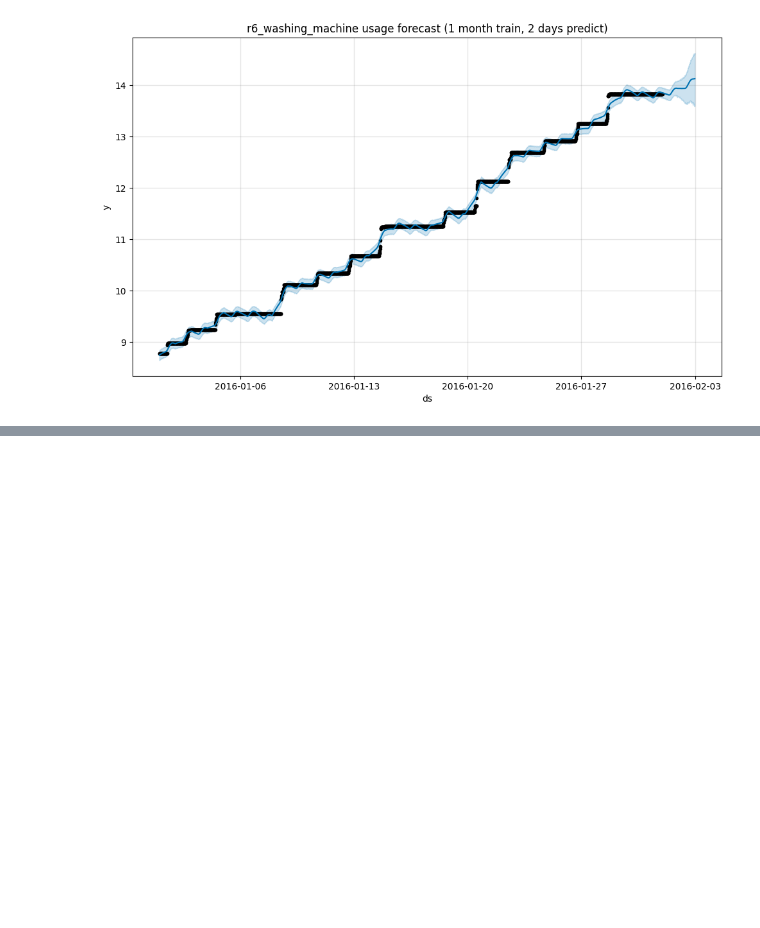
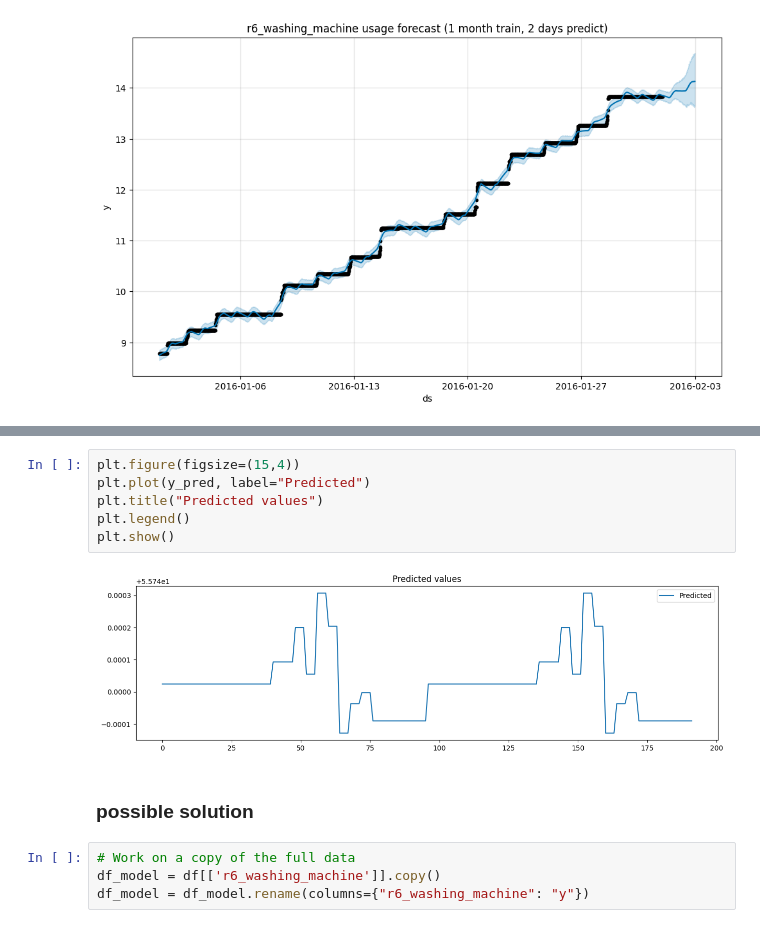
Before and after one commit to roushansr/Energy_Management, a Jupyter notebook: Codebook.ipynb, the cells around one changed output, grey strips where cells are left out. Drawn from its saved outputs; the diff is of its cells as text; blank space fills up the shorter version.

```diff
--- a/Codebook.ipynb
+++ b/Codebook.ipynb
@@ -311,0 +441,14 @@ model.plot_components(forecast)
+# %%
+plt.figure(figsize=(15,4))
+plt.plot(y_pred, label="Predicted")
+plt.title("Predicted values")
+plt.legend()
+plt.show()
+# %% [output]
+[figure, added]
+# %% [markdown]
+### possible solution
+# %%
+# Work on a copy of the full data
+df_model = df[['r6_washing_machine']].copy()
+df_model = df_model.rename(columns={"r6_washing_machine": "y"})
```
Also changed, not shown: parts of 20 cells of this notebook.
